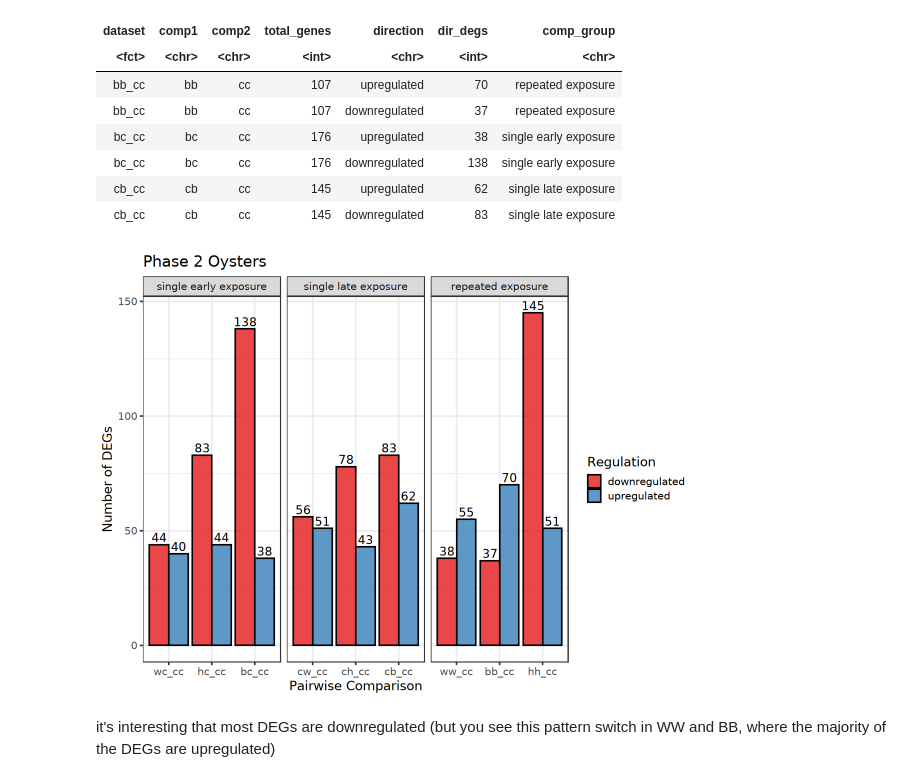
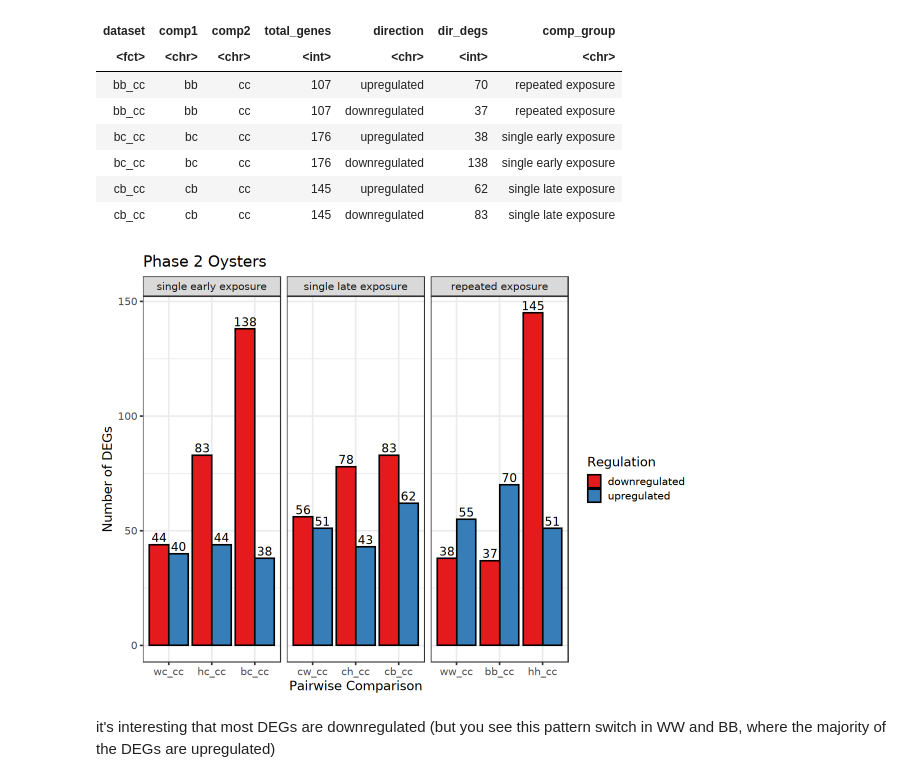
Before and after one commit to jgmcdonough/CE24_RNA-seq, a Jupyter notebook: analysis/diff_expression/phase2_v_phase2/new_refGenome/upset_p2.v.p2.ipynb, the cells around one changed output. Drawn from its saved outputs; the diff is of its cells as text; code cells hidden in the pictures.

Commit message:
remove alpha from bar plot for up/down reg

```diff
--- a/analysis/diff_expression/phase2_v_phase2/new_refGenome/upset_p2.v.p2.ipynb
+++ b/analysis/diff_expression/phase2_v_phase2/new_refGenome/upset_p2.v.p2.ipynb
@@ -227,31 +227,31 @@ A tibble: 6 × 7
 # %%
 # set order of comparison group
 cc_deg2$comp_group <- factor(
   cc_deg2$comp_group,
   levels = c(
     "single early exposure",
     "single late exposure",
     "repeated exposure"
   )
 )
 
 ggplot(cc_deg2, aes(x = dataset, y = dir_degs, fill = direction)) +
-geom_bar(stat = 'identity', position = 'dodge', col = 'black', alpha = 0.8) +
+geom_bar(stat = 'identity', position = 'dodge', col = 'black') +
   geom_text(
     aes(label = dir_degs),
     position = position_dodge(width = 0.9),
     vjust = -0.3,
     size = 5
   ) +
 facet_wrap(~comp_group, scales = 'free_x') +
 scale_fill_brewer(palette = 'Set1') +
 theme_bw(base_size = 15) +
 labs(title = 'Phase 2 Oysters',
      x = 'Pairwise Comparison',
      y = 'Number of DEGs',
     fill = 'Regulation')
 # %% [output]
-[figure, old version]
+[figure, new version]
 # %% [markdown]
 it's interesting that most DEGs are downregulated (but you see this pattern switch in WW and BB, where the majority of the DEGs are upregulated)
 # %% [markdown]
```
